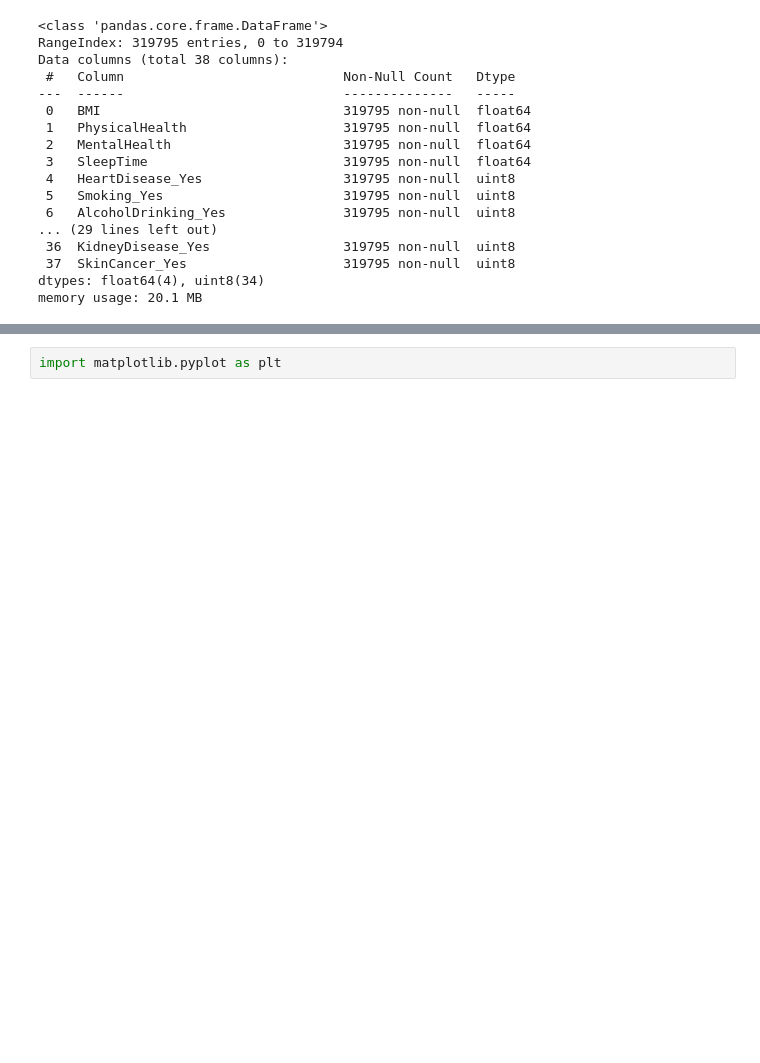
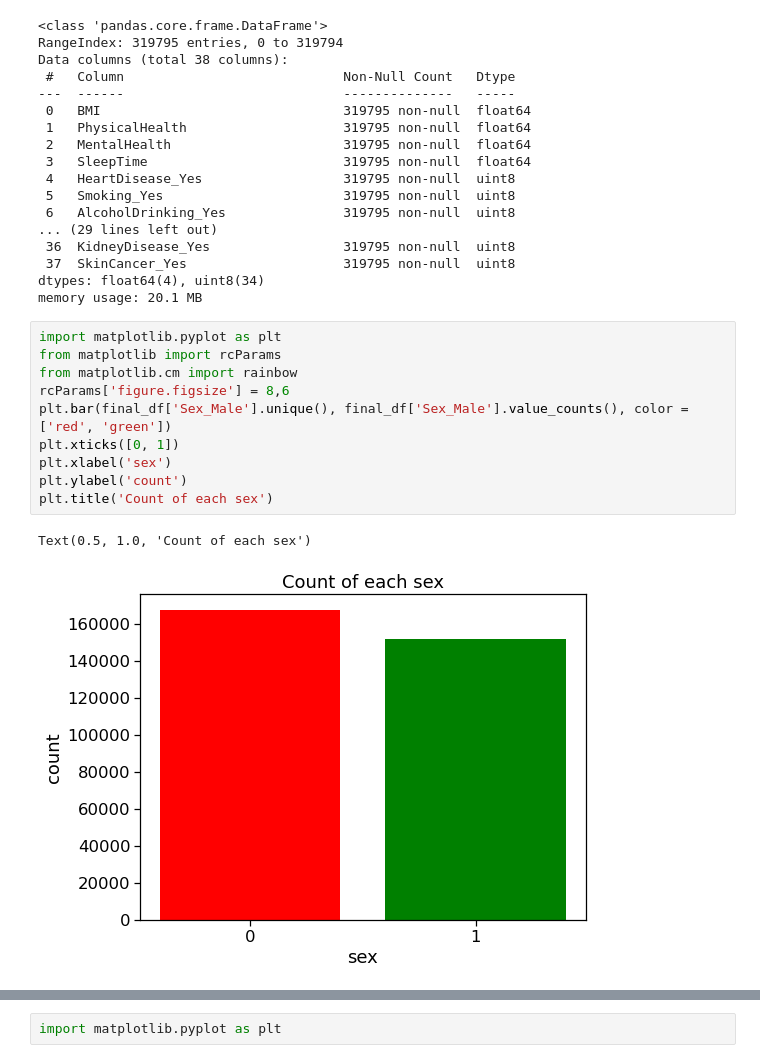
Before and after one commit to pAbhit007/ML_Heart_Disease_Prediction, a Jupyter notebook: Heart_Disease.ipynb, the cells around one changed output, grey strips where cells are left out. Drawn from its saved outputs; the diff is of its cells as text; blank space fills up the shorter version.

```diff
--- a/Heart_Disease.ipynb
+++ b/Heart_Disease.ipynb
@@ -156,3 +389,16 @@ Data columns (total 38 columns):
  37  SkinCancer_Yes                    319795 non-null  uint8
 dtypes: float64(4), uint8(34)
 memory usage: 20.1 MB
+# %%
+import matplotlib.pyplot as plt
+from matplotlib import rcParams
+from matplotlib.cm import rainbow
+rcParams['figure.figsize'] = 8,6
+plt.bar(final_df['Sex_Male'].unique(), final_df['Sex_Male'].value_counts(), color = ['red', 'green'])
+plt.xticks([0, 1])
+plt.xlabel('sex')
+plt.ylabel('count')
+plt.title('Count of each sex')
+# %% [output]
+Text(0.5, 1.0, 'Count of each sex')
+[figure, added]
```
Also changed, not shown: parts of 41 cells of this notebook, 5 other files.
